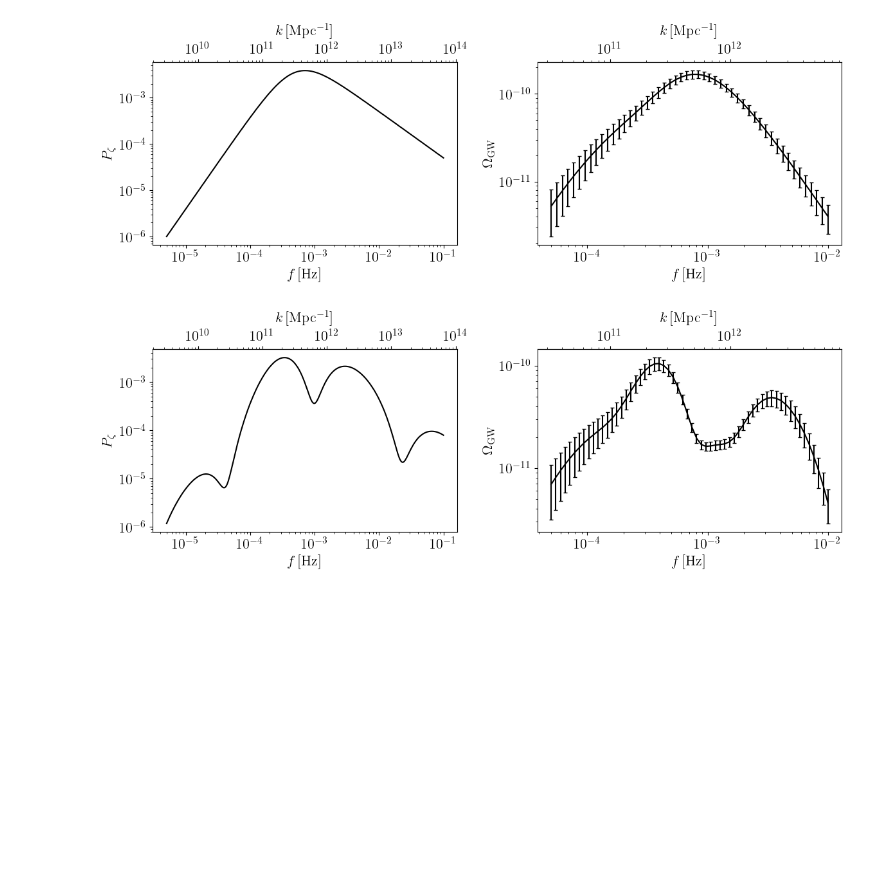
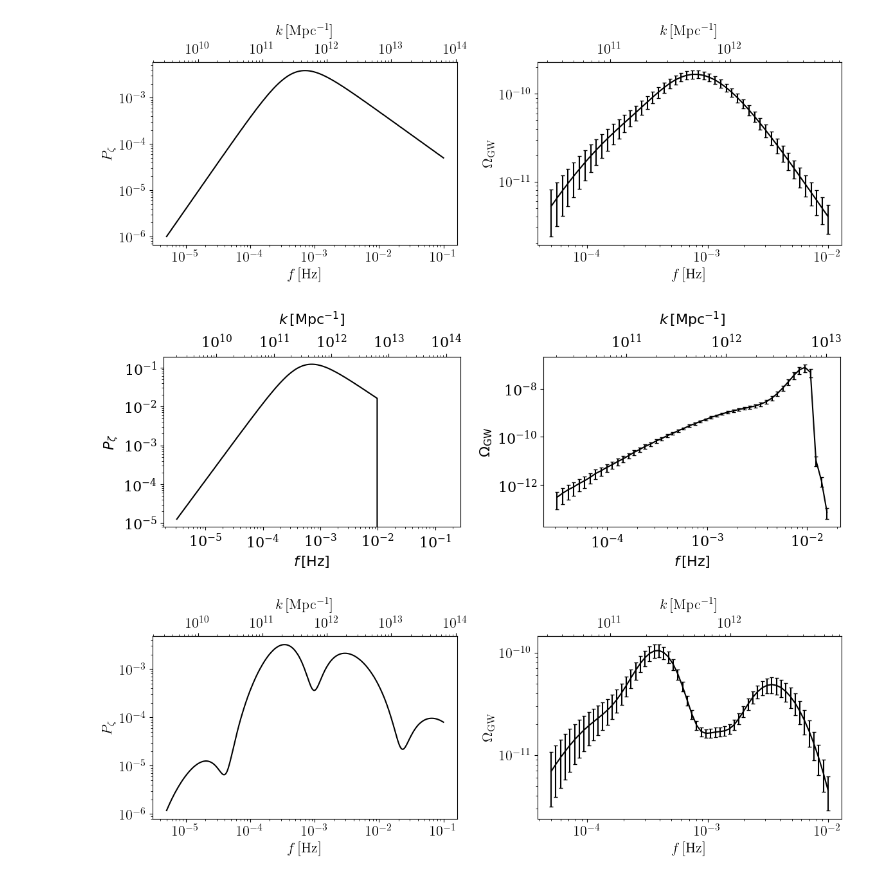
Before and after one commit to Ameek94/SIGW_Inverse, a Jupyter notebook: spectrum_examples.ipynb, the cells around one changed output. Drawn from its saved outputs; the diff is of its cells as text; code cells hidden in the pictures; blank space fills up the shorter version.

Commit message:
spectrum with transition

```diff
--- a/spectrum_examples.ipynb
+++ b/spectrum_examples.ipynb
@@ -74,3 +156,80 @@ plt.savefig("bpl_input.pdf")
+# %%
+kmin, kmax = 10**(-4.5), 10**(-1.8)
+k_arr = jnp.logspace(np.log10(kmin), np.log10(kmax), 50)
+fac = 10
+p_arr = jnp.geomspace(kmin/fac,kmax*fac,300)
+
+fvals = k_arr # jnp.geomspace(1e-3 , 1e-1, 50)
+
+logA = -2.71028683
+alpha = 3.10673309
+beta = 0.22154827
+gamma = 1.25417717
+logks = -1.58150632
+k_max = 10**(-2) # Wavenumber at transition to RD
+eta_R = 10**3. # Conformal time at the end of RD
+
+params_eMD_RD = [logA, alpha, beta, gamma, logks, k_max, eta_R]
+
+# Needs more accuracy in s
+s = jnp.linspace(0., 1., 200)
+
+t = jnp.logspace(-5,5, 1000)
+## Expand t to add a new axis
+t_expanded = jnp.expand_dims(t, axis=-1)
+## Repeat t along the new axis to match the shape (100, 1000)
+t = jnp.repeat(t_expanded, len(f), axis=-1)
+
+
+@jit
+def pzeta_bpl_EMD(k, logA, alpha, beta, gamma, logks, k_max, eta_R, pstar=5e-4,n1=2,n2=-1,sigma=2):
+    nir = n1
+    pl1 = (k/pstar)**nir
+    nuv = (n2 - n1)/sigma
+    pl2 = (1+(k/pstar)**sigma)**nuv
+    result =  1e-2 * pl1 * pl2 #*osc
+    # osc = (1 + 16.4*jnp.cos(1.4*jnp.log(p/1.))**2)
+    return jnp.heaviside(k_max - k, 1.)* result * 10**(1.5) # force it in range
+
+
+gwb_calculator =  OmegaGWjax(s, t_EMD, f=fvals, norm="RD", kernel="I_MD_to_RD", upsample=False)
+pz_amp = pzeta_bpl_EMD(p_arr, *params_eMD_RD)
+gwb_amp = gwb_calculator(pzeta_bpl_EMD, fvals, *params_eMD_RD)
+
+kstar = 1e-3
+omks_sigma = gwb_amp*( 0.05*(np.log(k_arr/kstar))**2 + 0.1) # 2% error at kstar + more towards edges
+gwb_cov = jnp.diag(omks_sigma**2)
+
+np.savez("data/bpl_ker_data.npz", k=k_arr, gw=gwb_amp, cov=gwb_cov, p_arr=p_arr, pz_amp=pz_amp)
+
+# Plot the results
+fig, (ax1, ax2) = plt.subplots(1, 2, figsize=(12, 4.5))
+
+ax1.loglog(p_arr, pz_amp, color='k', lw=1.5)
+ax1.set_ylabel(r'$P_{\zeta}$')
+
+ax2.set_ylabel(r'$\Omega_{\mathrm{GW}}$')
+ax2.loglog(fvals, gwb_amp, color='k', lw=1.5)
+ax2.errorbar(fvals, gwb_amp, yerr=omks_sigma, fmt='none', ecolor='k', capsize=2)
+# ax2.fill_between(f, gwb_amp + 1.96 * omks_sigma, gwb_amp - 1.96 * omks_sigma, alpha=0.2, color='k')
+
+# Adjust axes for log scale and add secondary axis for k [Mpc^-1]
+for ax in [ax1, ax2]:
+    ax.set(yscale='log', xscale='log', xlabel=r'$f\,{\rm [Hz]}$')
+
+# Conversion factor from f (Hz) to k (Mpc^-1)
+k_mpc_f_hz = 2 * np.pi * 1.03 * 10 ** 14
+for x in [ax1, ax2]:
+    secax = x.secondary_xaxis('top', functions=(lambda x: x * k_mpc_f_hz, lambda x: x / k_mpc_f_hz))
+    secax.set_xlabel(r"$k\,{\rm [Mpc^{-1}]}$", labelpad=10)
+
+# Tight layout for the plot
+fig.tight_layout()
+
+# Save the plot
+plt.savefig("bpl_ker_input.pdf")
+# %% [output]
+[figure, added]
 # %%
 # osc
 
```
Also changed, not shown: parts of 1 cell of this notebook.
